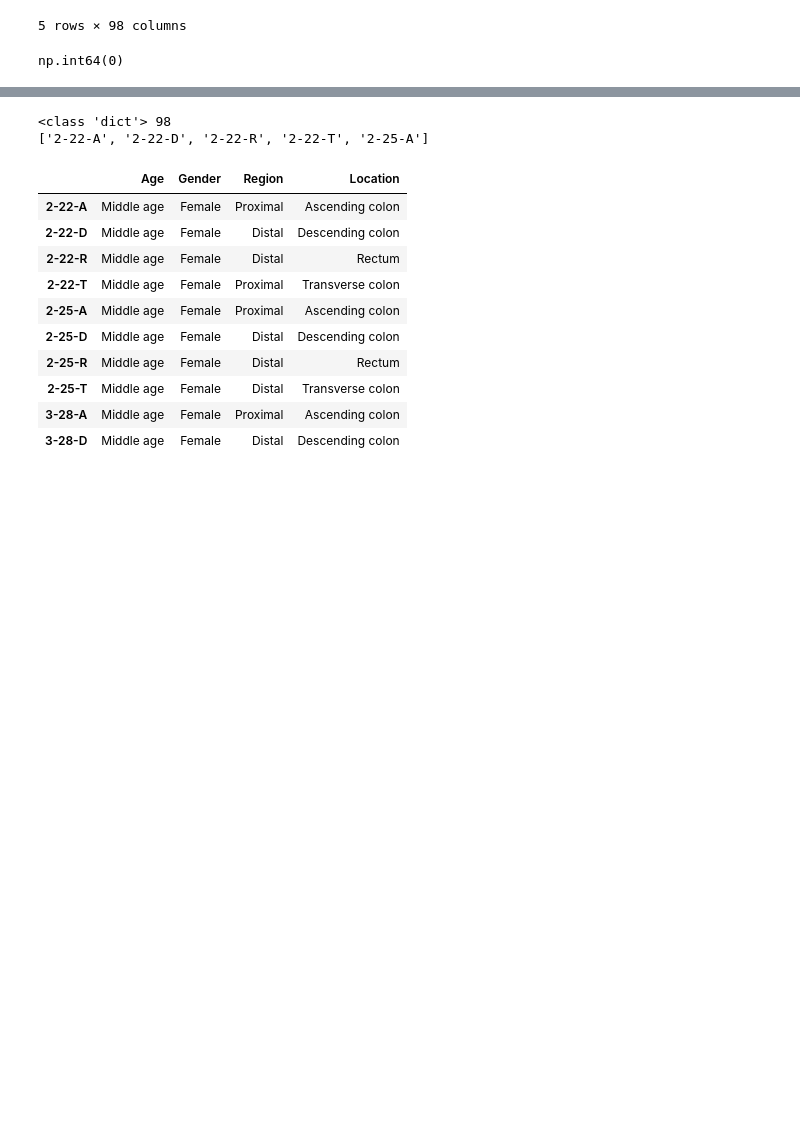
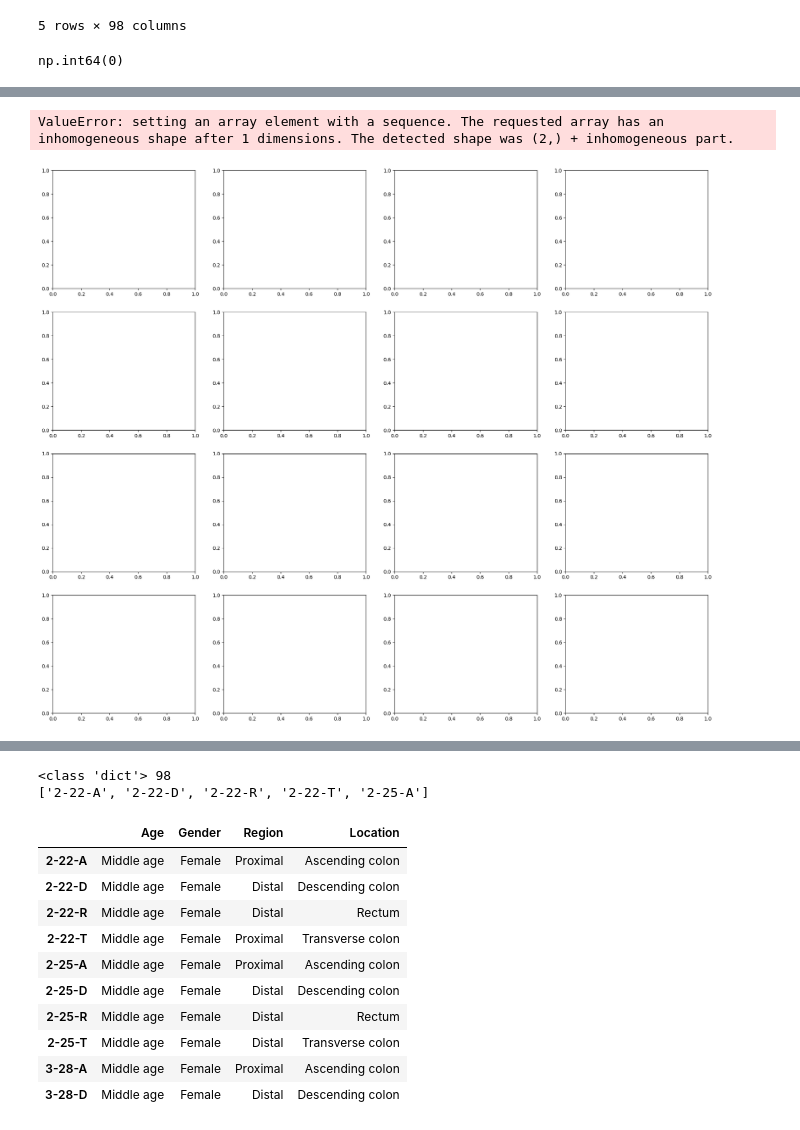
Before and after one commit to CadenBold/intestinal-omics, a Jupyter notebook: working.ipynb, the cells around one changed output, grey strips where cells are left out. Drawn from its saved outputs; the diff is of its cells as text; code cells hidden in the pictures; blank space fills up the shorter version.

```diff
--- a/working.ipynb
+++ b/working.ipynb
@@ -68,3 +84,27 @@ np.int64(0)
+# %%
+fig_before, axes_before = plt.subplots(4, 4, figsize=(24, 20))
+axes_before = axes_before.flatten()
+
+for idx in enumerate(cleaned_data.items()):
+    ax = axes_before[idx]
+    for col in cleaned_data.columns:
+        cleaned_data[col].plot(kind='kde', ax=ax, label=col, alpha=0.6)
+    ax.set_title(f'{sheet} – Raw CPM', fontsize=12, weight='bold')
+    ax.set_xlabel('CPM', fontsize=10)
+    ax.set_ylabel('Density', fontsize=10)
+    ax.tick_params(axis='x', labelsize=9)
+    ax.tick_params(axis='y', labelsize=9)
+    ax.grid(axis='both', alpha=0.3)
+    ax.legend(fontsize=6, ncol=2, loc='best')
+
+for idx in range(len(cleaned_data), len(axes_before)):
+    axes_before[idx].set_visible(False)
+
+plt.tight_layout()
+plt.show()
+# %% [output]
+ValueError: setting an array element with a sequence. The requested array has an inhomogeneous shape after 1 dimensions. The detected shape was (2,) + inhomogeneous part.
+[figure, added]
 # %%
 log = np.log2(cleaned_data + 1.0)
 
```
Also changed, not shown: parts of 6 cells of this notebook.
